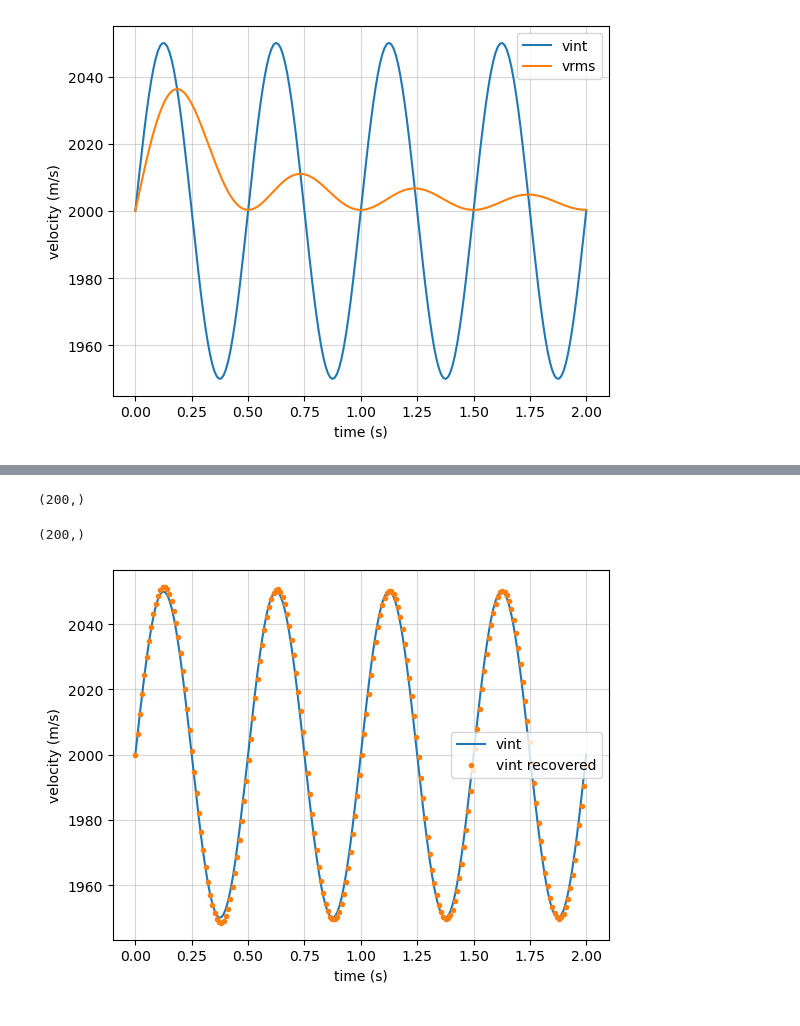
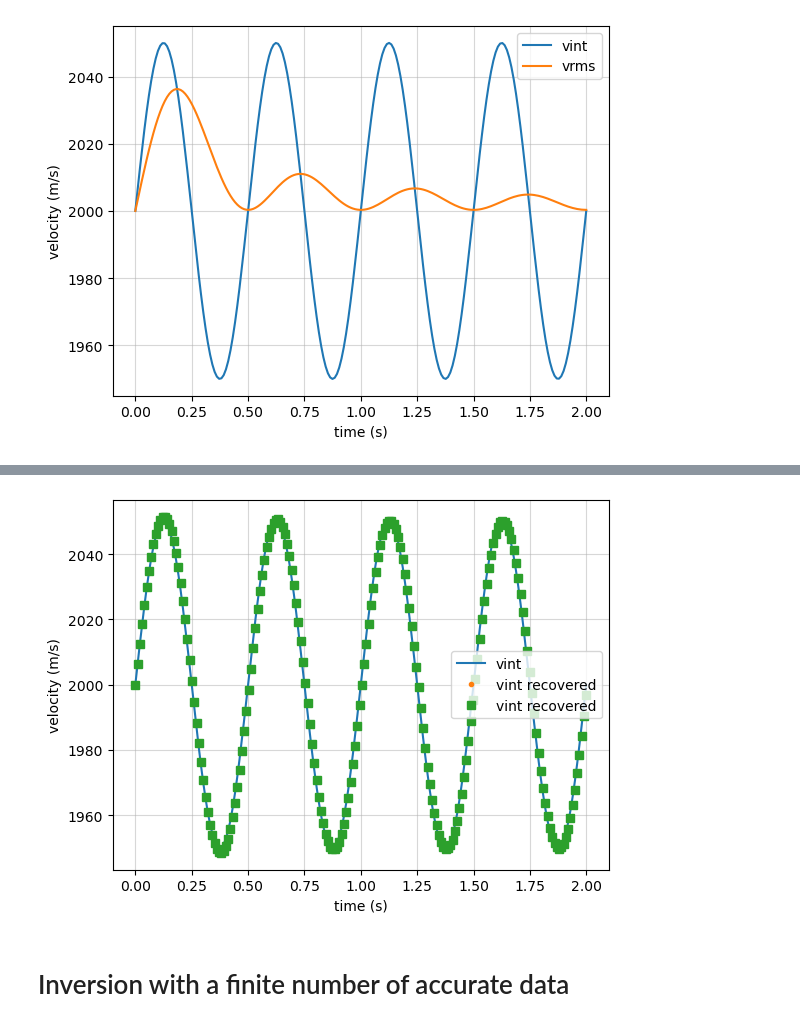
Before and after one commit to lheagy/eosc-454, a Jupyter notebook: lectures/RMS-velocity.ipynb, the cells around one changed output, grey strips where cells are left out. Drawn from its saved outputs; the diff is of its cells as text; code cells hidden in the pictures.

```diff
--- a/lectures/RMS-velocity.ipynb
+++ b/lectures/RMS-velocity.ipynb
@@ -93,25 +91,30 @@ dv = np.diff(vrms)
 
 dv_dt = dv / dt
 dv_dt = np.r_[0, dv_dt]
-# %%
-vrms.shape
-# %% [output]
-(200,)
-# %%
-dv_dt.shape
-# %% [output]
-(200,)
 # %%
 vint_rec = vrms * (1 + (2*t*dv_dt)/vrms)**0.5
+# %%
+def compute_vint_from_vrms(t, vrms):
+    dt = np.diff(t)
+    dv = np.diff(vrms)
+
+    dv_dt = dv / dt
+    dv_dt = np.r_[0, dv_dt]
+
+    return vrms * (1 + (2*t*dv_dt)/vrms)**0.5
+# %%
+vint_2 = compute_vint_from_vrms(t, vrms)
 # %%
 fig, ax = plt.subplots(1, 1)
 
-
 ax.plot(t, vint_analytic, label="vint")
 ax.plot(t, vint_rec, ".", label="vint recovered")
+ax.plot(t, vint_2, "s", label="vint recovered")
 ax.legend()
 ax.set_xlabel("time (s)")
 ax.set_ylabel("velocity (m/s)")
 ax.grid(alpha=0.5)
 # %% [output]
-[figure, old version]
+[figure, new version]
+# %% [markdown]
+# Inversion with a finite number of accurate data
```
Also changed, not shown: parts of 14 cells of this notebook.
